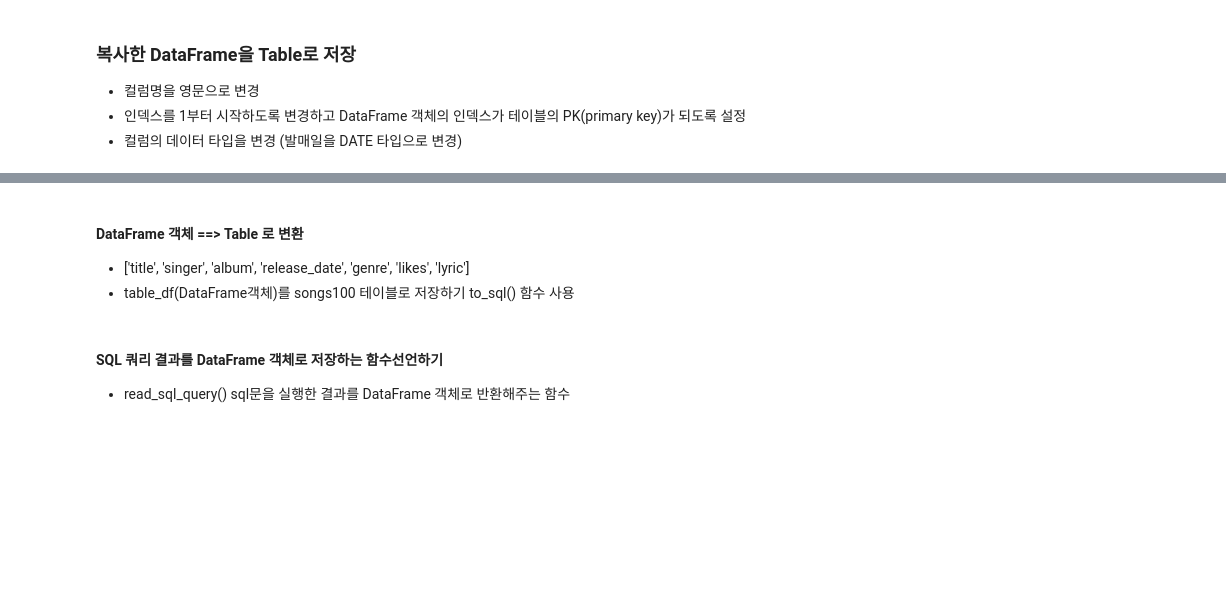
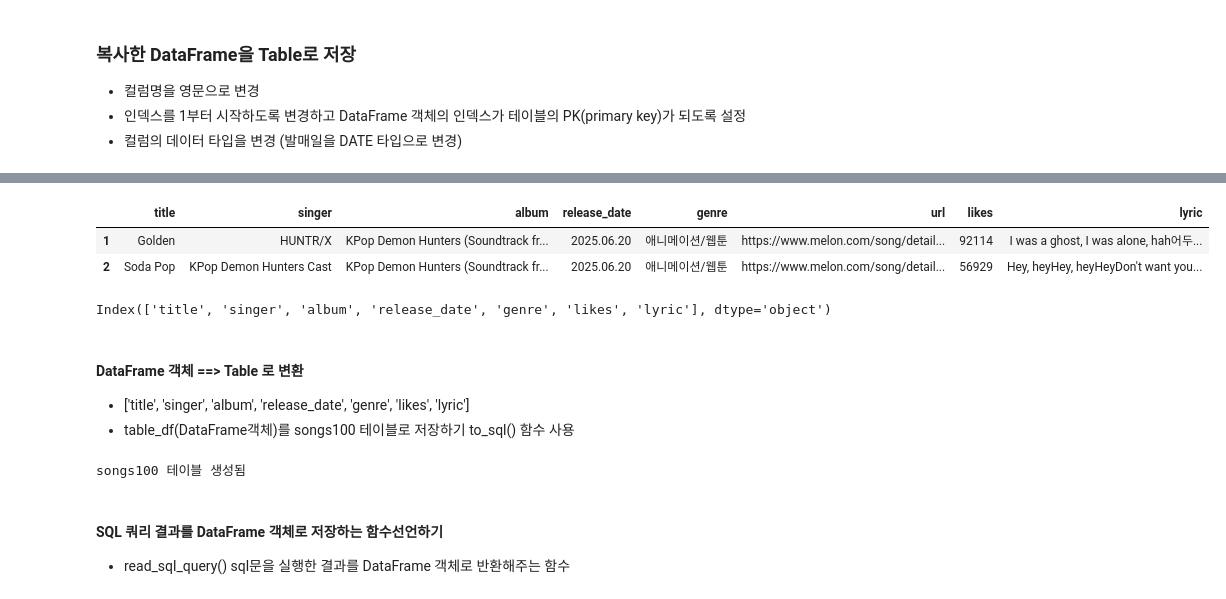
Before and after one commit to tyler0921/Python_Webscraping_Analysis, a Jupyter notebook: 04.Melon100차트_데이터파싱_DB저장.ipynb, the cells around one changed output, grey strips where cells are left out. Cells and saved outputs as stored; diff of their text form; code cells hidden in the pictures; blank space fills up the shorter version.

```diff
--- a/04.Melon100차트_데이터파싱_DB저장.ipynb
+++ b/04.Melon100차트_데이터파싱_DB저장.ipynb
@@ -423,7 +467,7 @@ Required-by:
 # %%
 #index 값의 1 부터 시작하도록 설정
-# import numpy as np
+import numpy as np
 
 #index 변경
-# table_df.index = np.arange(1, len(table_df)+1)
-# table_df.index
+table_df.index = np.arange(1, len(table_df)+1)
+table_df.index
@@ -430,4 +484,8 @@ Required-by:
 # %%
-# table_df.head(2)
+table_df.head(2)
+# %% [output]
+|  | title | singer | album | release_date | genre | url | likes | lyric |
+| 1 | Golden | HUNTR/X | KPop Demon Hunters (Soundtrack fr... | 2025.06.20 | 애니메이션/웹툰 | https://www.melon.com/song/detail... | 92114 | I was a ghost, I was alone, hah어두... |
+| 2 | Soda Pop | KPop Demon Hunters Cast | KPop Demon Hunters (Soundtrack fr... | 2025.06.20 | 애니메이션/웹툰 | https://www.melon.com/song/detail... | 56929 | Hey, heyHey, heyHeyDon't want you... |
 # %%
 # url 컬럼 삭제하기 axis=1은 column, axis=0 은 Row
@@ -437,38 +493,44 @@ Required-by:
+# %%
+table_df.columns
+# %% [output]
+Index(['title', 'singer', 'album', 'release_date', 'genre', 'likes', 'lyric'], dtype='object')
 # %% [markdown]
 #### DataFrame 객체 ==> Table 로 변환
 * ['title', 'singer', 'album', 'release_date', 'genre', 'likes', 'lyric']
 * table_df(DataFrame객체)를 songs100 테이블로 저장하기 to_sql() 함수 사용
 # %%
-# import pymysql
-# import sqlalchemy
+import pymysql
+import sqlalchemy
 
-# pymysql.install_as_MySQLdb()
-# from sqlalchemy import create_engine
+pymysql.install_as_MySQLdb()
+from sqlalchemy import create_engine
 
-# engine = None
-# conn = None
-# try:
-    # engine = create_engine('mysql+pymysql://python:python@localhost:3306/python_db?charset=utf8mb4')
-    # conn = engine.connect()
+engine = None
+conn = None
+try:
+    engine = create_engine('mysql+pymysql://python:python@localhost:3306/python_db?charset=utf8mb4')
+    conn = engine.connect()
 
-#     table_df.to_sql(name='songs100', con=engine, if_exists='replace', index=True,\
-#                     index_label='id',
-#                     dtype={
-#                         'id':sqlalchemy.types.INTEGER(),
-#                         'title':sqlalchemy.types.VARCHAR(200),
-#                         'singer':sqlalchemy.types.VARCHAR(200),
-#                         'album':sqlalchemy.types.VARCHAR(200),
-#                         'release_date':sqlalchemy.types.DATE,
-#                         'genre':sqlalchemy.types.VARCHAR(200),
-#                         'likes':sqlalchemy.types.BigInteger,
-#                         'lyric':sqlalchemy.types.VARCHAR(5000)
-#                     })
-#     print('songs100 테이블 생성됨')
-# finally:
-#     if conn is not None:
-#         conn.close()
-#     if engine is not None:
-#         engine.dispose()
+    table_df.to_sql(name='songs100', con=engine, if_exists='replace', index=True,\
+                    index_label='id',
+                    dtype={
+                        'id':sqlalchemy.types.INTEGER(),
+                        'title':sqlalchemy.types.VARCHAR(200),
+                        'singer':sqlalchemy.types.VARCHAR(200),
+                        'album':sqlalchemy.types.VARCHAR(200),
+                        'release_date':sqlalchemy.types.DATE,
+                        'genre':sqlalchemy.types.VARCHAR(200),
+                        'likes':sqlalchemy.types.BigInteger,
+                        'lyric':sqlalchemy.types.VARCHAR(5000)
+                    })
+    print('songs100 테이블 생성됨')
+finally:
+    if conn is not None:
+        conn.close()
+    if engine is not None:
+        engine.dispose()
+# %% [output]
+songs100 테이블 생성됨
 # %% [markdown]
 #### SQL 쿼리 결과를 DataFrame 객체로 저장하는 함수선언하기
 * read_sql_query() sql문을 실행한 결과를 DataFrame 객체로 반환해주는 함수
```
Also changed, not shown: parts of 21 cells of this notebook, 1 other file.
